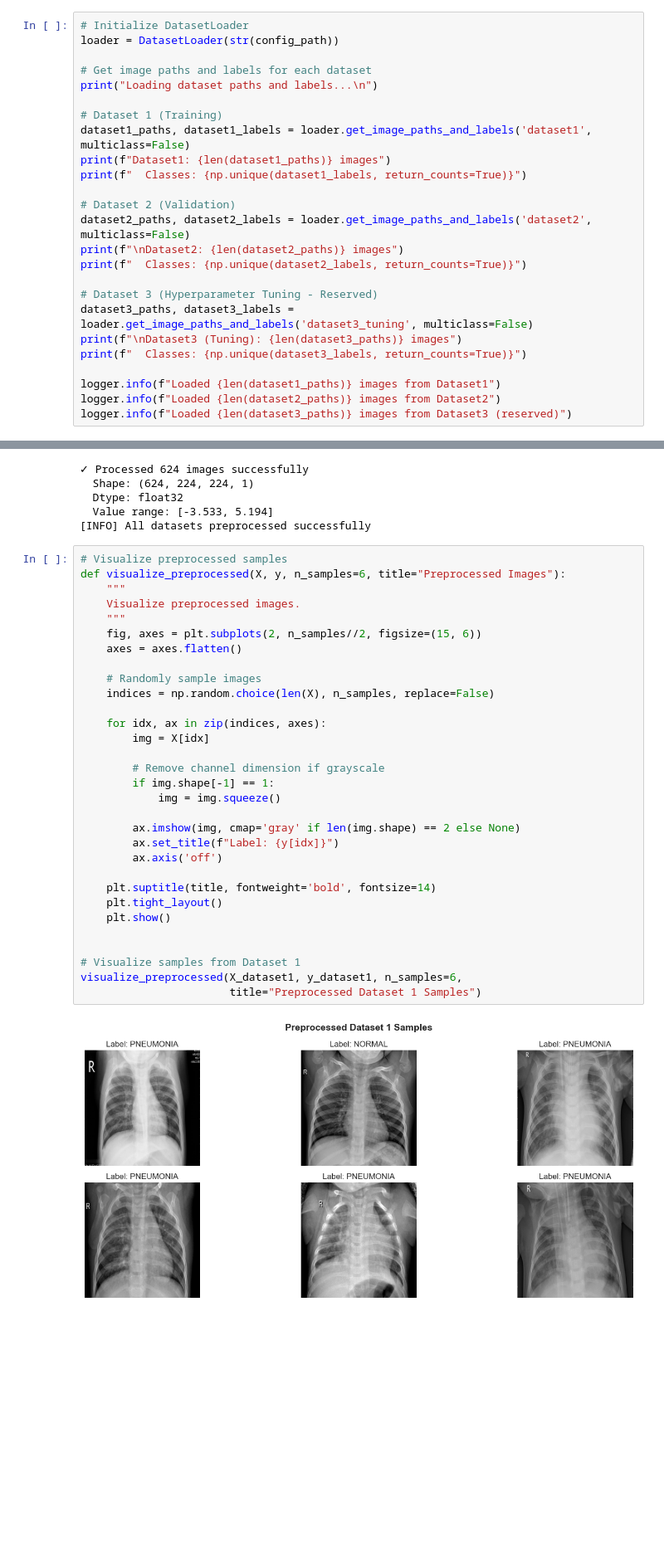
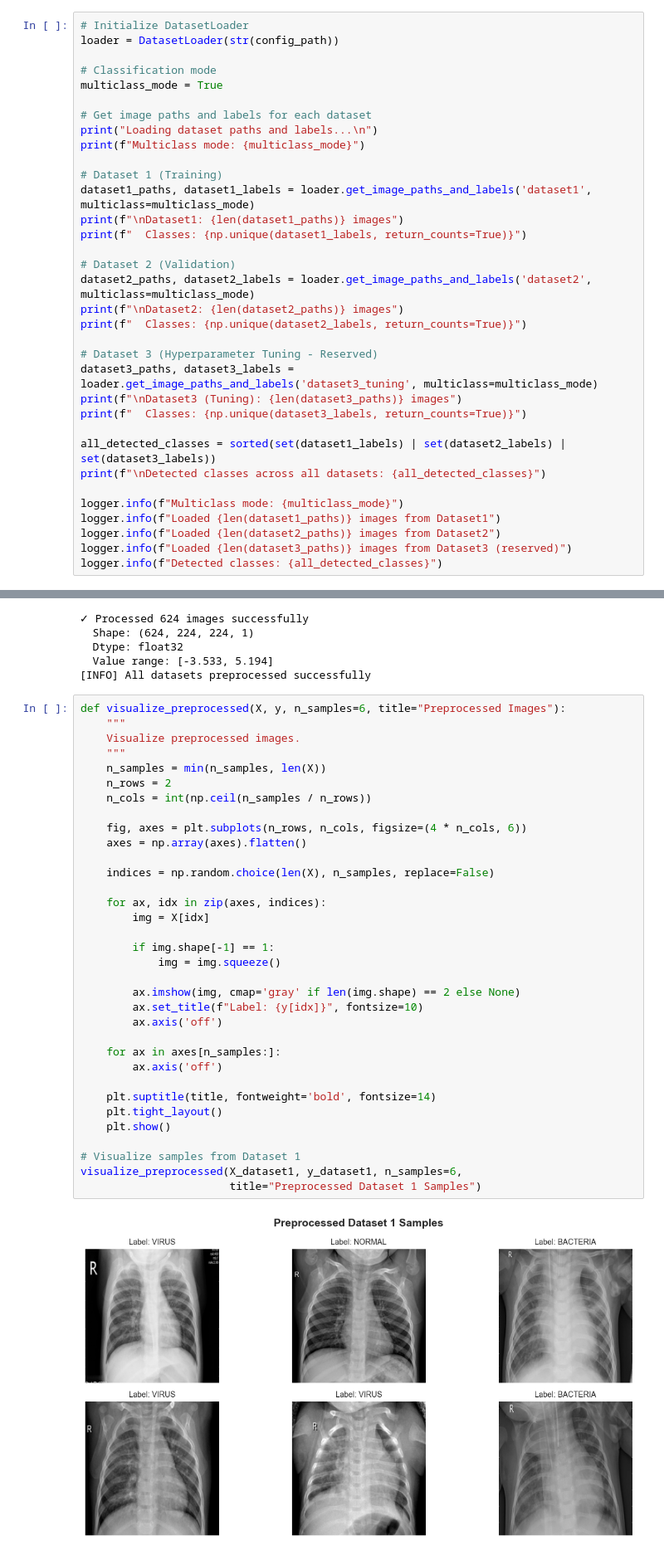
Before and after one commit to xohaxed/Zoidberg2.0, a Jupyter notebook: notebooks/02_Preprocessing_FeatureEngineering.ipynb, the cells around one changed output, grey strips where cells are left out. Shown at 83% size. Drawn from its saved outputs; the diff is of its cells as text; blank space fills up the shorter version.

Commit message:
Update notebook 2: multiclass preprocessing and feature engineering

```diff
--- a/notebooks/02_Preprocessing_FeatureEngineering.ipynb
+++ b/notebooks/02_Preprocessing_FeatureEngineering.ipynb
@@ -125,27 +125,36 @@ Load all three datasets and get image paths with labels.
 # Initialize DatasetLoader
 loader = DatasetLoader(str(config_path))
 
+# Classification mode
+multiclass_mode = True
+
 # Get image paths and labels for each dataset
 print("Loading dataset paths and labels...\n")
+print(f"Multiclass mode: {multiclass_mode}")
 
 # Dataset 1 (Training)
-dataset1_paths, dataset1_labels = loader.get_image_paths_and_labels('dataset1', multiclass=False)
-print(f"Dataset1: {len(dataset1_paths)} images")
+dataset1_paths, dataset1_labels = loader.get_image_paths_and_labels('dataset1', multiclass=multiclass_mode)
+print(f"\nDataset1: {len(dataset1_paths)} images")
 print(f"  Classes: {np.unique(dataset1_labels, return_counts=True)}")
 
 # Dataset 2 (Validation)
-dataset2_paths, dataset2_labels = loader.get_image_paths_and_labels('dataset2', multiclass=False)
+dataset2_paths, dataset2_labels = loader.get_image_paths_and_labels('dataset2', multiclass=multiclass_mode)
 print(f"\nDataset2: {len(dataset2_paths)} images")
 print(f"  Classes: {np.unique(dataset2_labels, return_counts=True)}")
 
 # Dataset 3 (Hyperparameter Tuning - Reserved)
-dataset3_paths, dataset3_labels = loader.get_image_paths_and_labels('dataset3_tuning', multiclass=False)
+dataset3_paths, dataset3_labels = loader.get_image_paths_and_labels('dataset3_tuning', multiclass=multiclass_mode)
 print(f"\nDataset3 (Tuning): {len(dataset3_paths)} images")
 print(f"  Classes: {np.unique(dataset3_labels, return_counts=True)}")
 
+all_detected_classes = sorted(set(dataset1_labels) | set(dataset2_labels) | set(dataset3_labels))
+print(f"\nDetected classes across all datasets: {all_detected_classes}")
+
+logger.info(f"Multiclass mode: {multiclass_mode}")
 logger.info(f"Loaded {len(dataset1_paths)} images from Dataset1")
 logger.info(f"Loaded {len(dataset2_paths)} images from Dataset2")
 logger.info(f"Loaded {len(dataset3_paths)} images from Dataset3 (reserved)")
+logger.info(f"Detected classes: {all_detected_classes}")
 # %% [output]
 Loading dataset paths and labels...
 
@@ -324,38 +368,41 @@ Preprocessing 624 images...
   Value range: [-3.533, 5.194]
 [INFO] All datasets preprocessed successfully
 # %%
-# Visualize preprocessed samples
 def visualize_preprocessed(X, y, n_samples=6, title="Preprocessed Images"):
     """
     Visualize preprocessed images.
     """
-    fig, axes = plt.subplots(2, n_samples//2, figsize=(15, 6))
-    axes = axes.flatten()
+    n_samples = min(n_samples, len(X))
+    n_rows = 2
+    n_cols = int(np.ceil(n_samples / n_rows))
 
-    # Randomly sample images
+    fig, axes = plt.subplots(n_rows, n_cols, figsize=(4 * n_cols, 6))
+    axes = np.array(axes).flatten()
+
     indices = np.random.choice(len(X), n_samples, replace=False)
 
-    for idx, ax in zip(indices, axes):
+    for ax, idx in zip(axes, indices):
         img = X[idx]
 
-        # Remove channel dimension if grayscale
         if img.shape[-1] == 1:
             img = img.squeeze()
 
         ax.imshow(img, cmap='gray' if len(img.shape) == 2 else None)
-        ax.set_title(f"Label: {y[idx]}")
+        ax.set_title(f"Label: {y[idx]}", fontsize=10)
+        ax.axis('off')
+
+    for ax in axes[n_samples:]:
         ax.axis('off')
 
     plt.suptitle(title, fontweight='bold', fontsize=14)
     plt.tight_layout()
     plt.show()
 
-
 # Visualize samples from Dataset 1
 visualize_preprocessed(X_dataset1, y_dataset1, n_samples=6,
                        title="Preprocessed Dataset 1 Samples")
 # %% [output]
-[figure, old version]
+[figure, new version]
 # %% [markdown]
 ---
 ## 3. Feature Extraction
```
Also changed, not shown: parts of 10 cells of this notebook.
